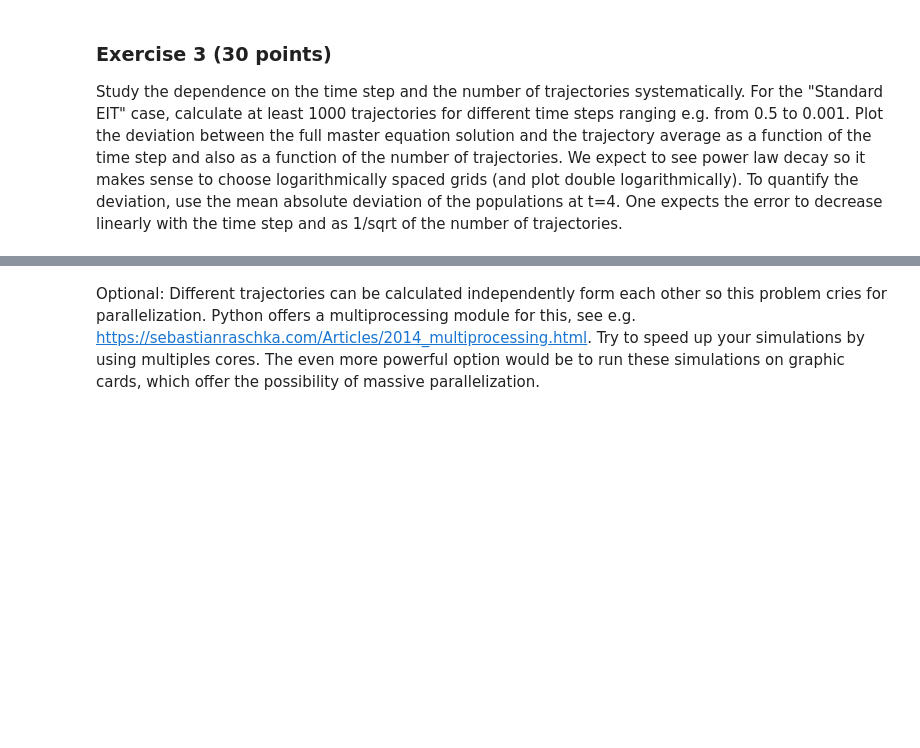
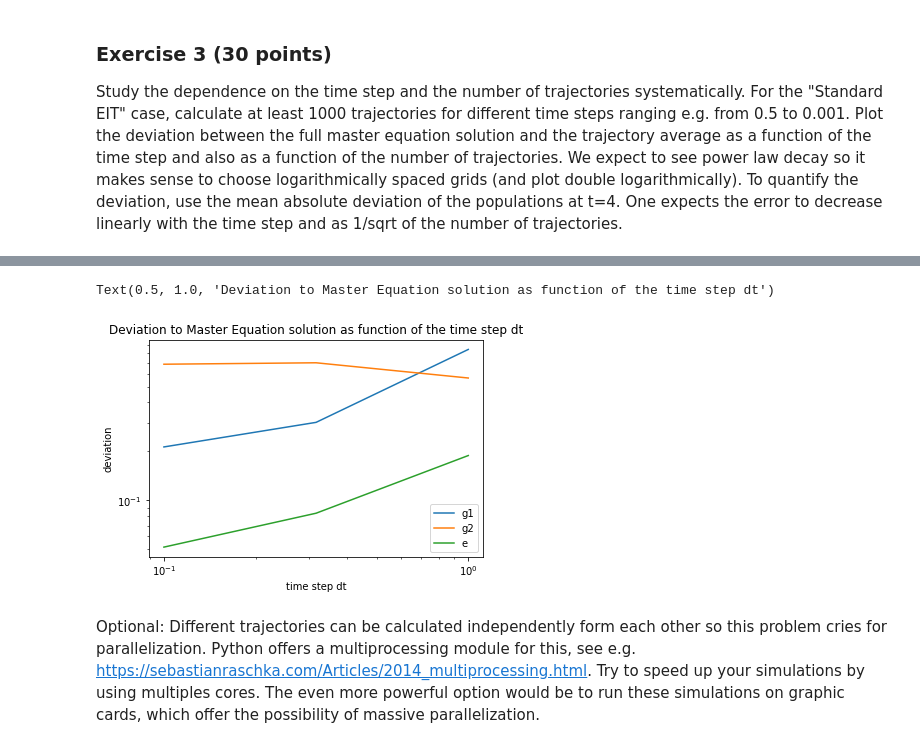
Before and after one commit to ml4cdeca/ComputationalQuantumDynamics, a Jupyter notebook: blatt10/exercise10.ipynb, the cells around one changed output, grey strips where cells are left out. Cells and saved outputs as stored; diff of their text form; code cells hidden in the pictures; blank space fills up the shorter version.

Commit message:
extract solution and ex 3

```diff
--- a/blatt10/exercise10.ipynb
+++ b/blatt10/exercise10.ipynb
@@ -192,3 +209,38 @@ Study the dependence on the time step and the number of trajectories systematica
+# %%
+def deviationTimeStep(Ndt,NTraj,start=.5,end=.001):
+    '''
+    Ndt: Number of time steps
+    NTraj: Number of trajectories
+    start: highest time step
+    end: lowest time step
+    returns time vector and deviations as numpy.ndarray
+    '''
+    dtLog=np.logspace(np.log10(start),np.log10(end),Ndt)
+    N=1000 #number of trajectories
+    deviation=[] #store deviation here
+    Hamilton=buildH(omeP,omeC,DeltaC,DeltaP)
+    jumpops=jump_op(gammaP,gammaC,gammaG)
+
+    masterIndex=np.abs(tMaster-3).argmin()
+    for dt in dtLog:
+        tvec=np.arange(0,10+dt,dt)
+        trajec=[]
+        for i in range(N):
+            trajec.append(algorithm(g1,Hamilton,jumpops,10,dt)[0])
+        trajec=np.array(trajec)
+        deviation.append(np.abs(np.mean(trajec,axis=0)[np.abs(tvec-3).argmin()]-np.diag(master[masterIndex])))
+    return dtLog,np.array(deviation)
+# %%
+dtLog,deviation=deviationTimeStep(5,1000)
+# %%
+lines=plt.loglog(dtLog,deviation)
+plt.legend(lines,['g1','g2','e'])
+plt.xlabel('time step dt')
+plt.ylabel('deviation')
+plt.title('Deviation to Master Equation solution as function of the time step dt')
+# %% [output]
+Text(0.5, 1.0, 'Deviation to Master Equation solution as function of the time step dt')
+[figure, added]
 # %% [markdown]
 Optional: Different trajectories can be calculated independently form each other so this problem cries for parallelization.
 Python offers a multiprocessing module for this, see e.g. https://sebastianraschka.com/Articles/2014_multiprocessing.html.
```
Also changed, not shown: parts of 9 cells of this notebook, 2 other files.
